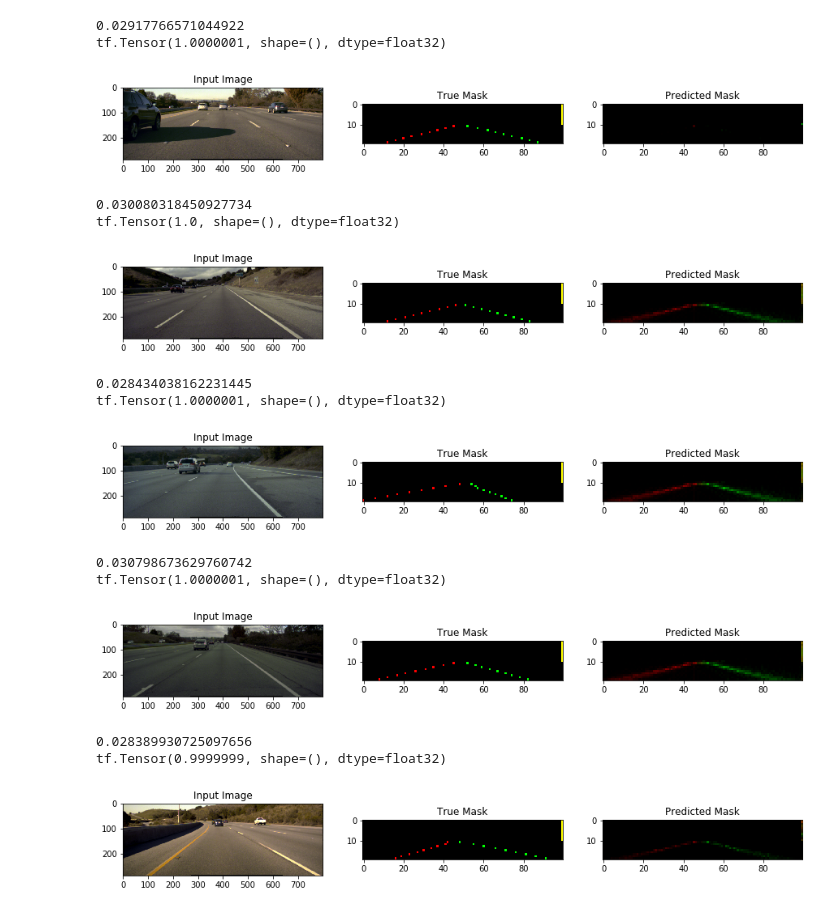
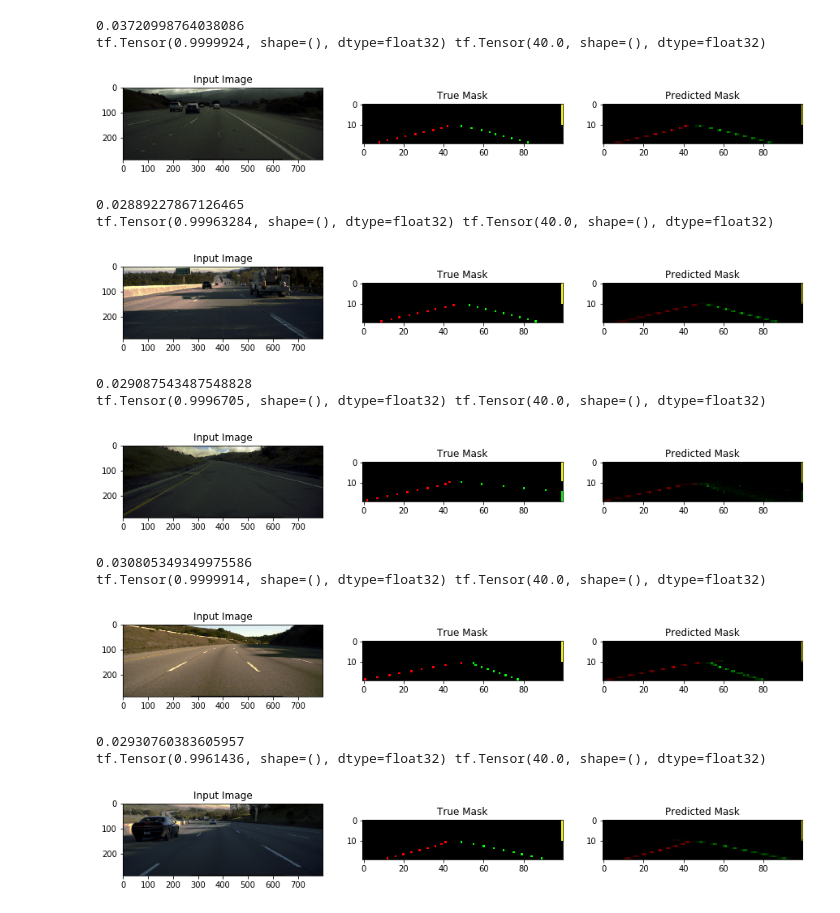
Before and after one commit to markus-k/ultrafast-lane-detection-tf2, a Jupyter notebook: Train.ipynb, the cells around one changed output. Cells and saved outputs as stored; diff of their text form; code cells hidden in the pictures.

```diff
--- a/Train.ipynb
+++ b/Train.ipynb
@@ -111,7 +111,7 @@ INPUT_SHAPE = (288, 800, 3)
 CLS_SHAPE = (100, 20, NUM_LANES)
 
 SHUFFLE_SIZE = 100000
-TAKE_LLAMAS_MAX = 256
+TAKE_LLAMAS_MAX = 1024
 
 llds = LlamasDS(CLS_SHAPE, INPUT_SHAPE)
 
@@ -235,42 +247,42 @@ KeyboardInterrupt:
 # %%
-for img, mask in llamas_train_ds.take(5):
+for img, mask in llamas_test_ds.take(5):
     s = time.time()
     pred = ufm.predict(tf.expand_dims(img, axis=0))
     e = time.time()
 
     print(e-s)
 
     pred = pred[0]
 
     #pred = tf.nn.softmax(pred, axis=1)
-    print(tf.math.reduce_sum(pred))
+    print(tf.math.reduce_max(pred), tf.math.reduce_sum(pred))
     #print(pred)
     m = tf.zeros((CLS_SHAPE[0],CLS_SHAPE[1],3-CLS_SHAPE[2]), dtype=DTYPE)
     m = tf.concat([pred, m], -1)
 
     m2 = tf.zeros((CLS_SHAPE[0],CLS_SHAPE[1],3-CLS_SHAPE[2]), dtype=DTYPE)
     m2 = tf.concat([mask, m2], -1)
 
     display([img, np.flipud(np.rot90(m2)), np.flipud(np.rot90(m))])
     #print(tf.math.reduce_sum(m))
     #l = tf.keras.losses.categorical_crossentropy(mask, pred)
     #print(tf.math.reduce_sum(l))
 # %% [output]
-0.02917766571044922
-tf.Tensor(1.0000001, shape=(), dtype=float32)
+0.03720998764038086
+tf.Tensor(0.9999924, shape=(), dtype=float32) tf.Tensor(40.0, shape=(), dtype=float32)
-[figure, old version]
+[figure, new version]
-0.030080318450927734
-tf.Tensor(1.0, shape=(), dtype=float32)
+0.02889227867126465
+tf.Tensor(0.99963284, shape=(), dtype=float32) tf.Tensor(40.0, shape=(), dtype=float32)
-[figure, old version]
+[figure, new version]
-0.028434038162231445
-tf.Tensor(1.0000001, shape=(), dtype=float32)
+0.029087543487548828
+tf.Tensor(0.9996705, shape=(), dtype=float32) tf.Tensor(40.0, shape=(), dtype=float32)
-[figure, old version]
+[figure, new version]
-0.030798673629760742
-tf.Tensor(1.0000001, shape=(), dtype=float32)
+0.030805349349975586
+tf.Tensor(0.9999914, shape=(), dtype=float32) tf.Tensor(40.0, shape=(), dtype=float32)
-[figure, old version]
+[figure, new version]
-0.028389930725097656
-tf.Tensor(0.9999999, shape=(), dtype=float32)
+0.02930760383605957
+tf.Tensor(0.9961436, shape=(), dtype=float32) tf.Tensor(40.0, shape=(), dtype=float32)
-[figure, old version]
+[figure, new version]
 # %%
 y_loss = history.history['loss']
 y_accuracy = history.history['accuracy']
```
Also changed, not shown: parts of 4 cells of this notebook, 1 other file.
